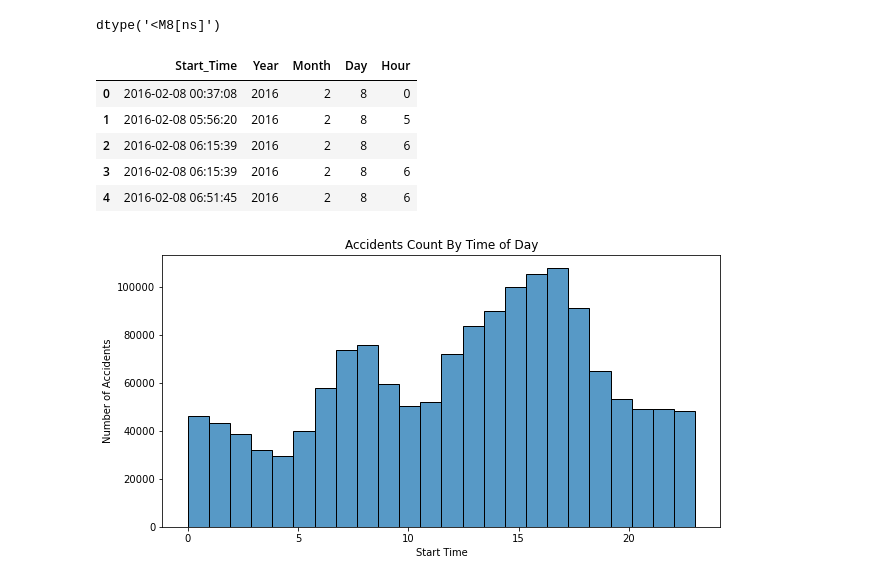
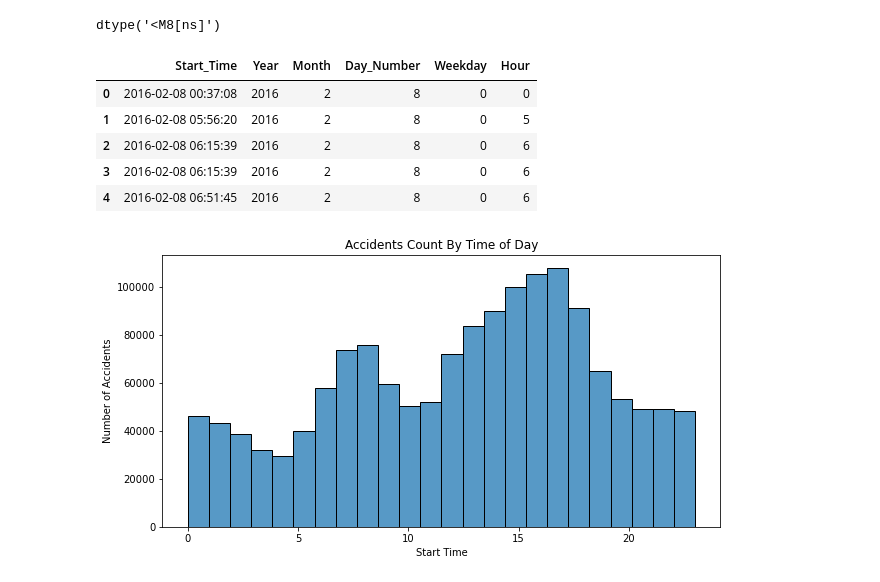
Before and after one commit to AlekseiPronin/FinalProject_DataAnalysis_US_Accidents, a Jupyter notebook: EDA.ipynb, the cells around one changed output. Saved outputs shown, nothing was run; the diff lists cells and outputs as text; code cells hidden in the pictures.

```diff
--- a/EDA.ipynb
+++ b/EDA.ipynb
@@ -172,23 +172,24 @@ df['End_Time'] = pd.to_datetime(df['End_Time'])
 df['Start_Time'].dtypes
 # %% [output]
 dtype('<M8[ns]')
-# %%
-# Creating "Year", "Month", 'Day', "Hour" form "Start_Time" for better visualisations
-
-df['Year'] = df['Start_Time'].dt.year
-df['Month'] = df['Start_Time'].dt.month
-df['Day'] = df["Start_Time"].dt.day
-df['Hour'] = df['Start_Time'].dt.hour
-
-#Checking
-df.loc[:4,['Start_Time', 'Year', 'Month', 'Day', 'Hour']]
-# %% [output]
-|  | Start_Time | Year | Month | Day | Hour |
-| 0 | 2016-02-08 00:37:08 | 2016 | 2 | 8 | 0 |
-| 1 | 2016-02-08 05:56:20 | 2016 | 2 | 8 | 5 |
-| 2 | 2016-02-08 06:15:39 | 2016 | 2 | 8 | 6 |
-| 3 | 2016-02-08 06:15:39 | 2016 | 2 | 8 | 6 |
-| 4 | 2016-02-08 06:51:45 | 2016 | 2 | 8 | 6 |
+# %%
+# Creating "Year", "Month", 'Day_Number', "Weekday", "Hour" form "Start_Time" for better visualisations
+
+df['Year'] = df['Start_Time'].dt.year
+df['Month'] = df['Start_Time'].dt.month
+df['Day_Number'] = df["Start_Time"].dt.day
+df['Weekday'] = df["Start_Time"].dt.weekday
+df['Hour'] = df['Start_Time'].dt.hour
+
+#Checking
+df.loc[:4,['Start_Time', 'Year', 'Month', 'Day_Number', 'Weekday', 'Hour']]
+# %% [output]
+|  | Start_Time | Year | Month | Day_Number | Weekday | Hour |
+| 0 | 2016-02-08 00:37:08 | 2016 | 2 | 8 | 0 | 0 |
+| 1 | 2016-02-08 05:56:20 | 2016 | 2 | 8 | 0 | 5 |
+| 2 | 2016-02-08 06:15:39 | 2016 | 2 | 8 | 0 | 6 |
+| 3 | 2016-02-08 06:15:39 | 2016 | 2 | 8 | 0 | 6 |
+| 4 | 2016-02-08 06:51:45 | 2016 | 2 | 8 | 0 | 6 |
 # %%
 # Visualising accidents by the time of the day
 fig, ax = plt.subplots(figsize=(10,5))
```
Also changed, not shown: parts of 21 cells of this notebook.
